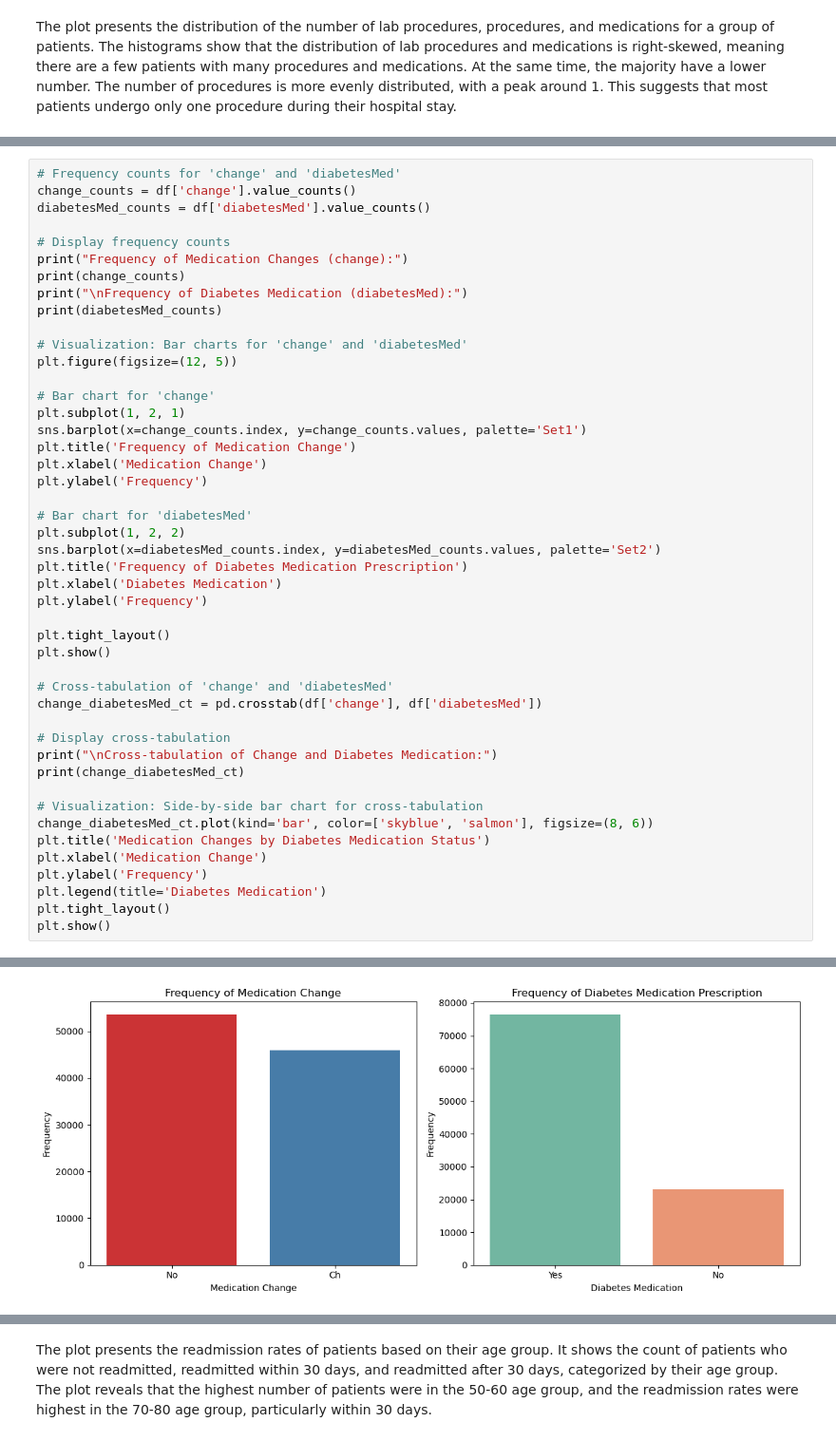
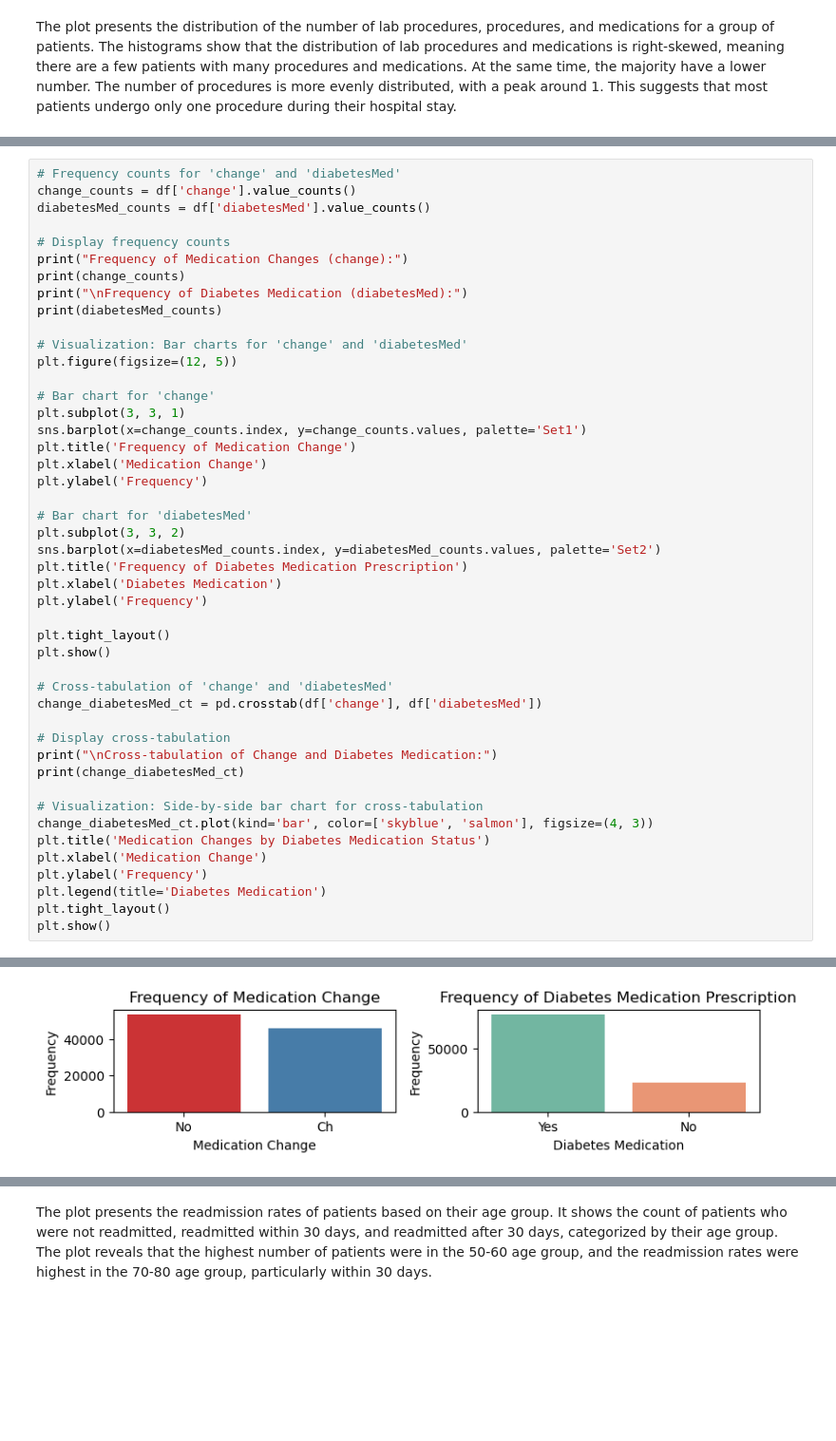
Before and after one commit to cs418-fa24/project-check-in-team-7, a Jupyter notebook: patient_readmission_ML_Modelling.ipynb, the cells around one changed output, grey strips where cells are left out. Shown at 95% size. Saved outputs shown, nothing was run; the diff lists cells and outputs as text; blank space fills up the shorter version.

```diff
--- a/patient_readmission_ML_Modelling.ipynb
+++ b/patient_readmission_ML_Modelling.ipynb
@@ -252,14 +212,14 @@ print(diabetesMed_counts)
 plt.figure(figsize=(12, 5))
 
 # Bar chart for 'change'
-plt.subplot(1, 2, 1)
+plt.subplot(3, 3, 1)
 sns.barplot(x=change_counts.index, y=change_counts.values, palette='Set1')
 plt.title('Frequency of Medication Change')
 plt.xlabel('Medication Change')
 plt.ylabel('Frequency')
 
 # Bar chart for 'diabetesMed'
-plt.subplot(1, 2, 2)
+plt.subplot(3, 3, 2)
 sns.barplot(x=diabetesMed_counts.index, y=diabetesMed_counts.values, palette='Set2')
 plt.title('Frequency of Diabetes Medication Prescription')
 plt.xlabel('Diabetes Medication')
@@ -274,35 +234,35 @@ change_diabetesMed_ct = pd.crosstab(df['change'], df['diabetesMed'])
 # Display cross-tabulation
 print("\nCross-tabulation of Change and Diabetes Medication:")
 print(change_diabetesMed_ct)
 
 # Visualization: Side-by-side bar chart for cross-tabulation
-change_diabetesMed_ct.plot(kind='bar', color=['skyblue', 'salmon'], figsize=(8, 6))
+change_diabetesMed_ct.plot(kind='bar', color=['skyblue', 'salmon'], figsize=(4, 3))
 plt.title('Medication Changes by Diabetes Medication Status')
 plt.xlabel('Medication Change')
 plt.ylabel('Frequency')
 plt.legend(title='Diabetes Medication')
 plt.tight_layout()
 plt.show()
 # %% [output]
 Frequency of Medication Changes (change):
 change
 No    53582
 Ch    45911
 Name: count, dtype: int64
 
 Frequency of Diabetes Medication (diabetesMed):
 diabetesMed
 Yes    76492
 No     23001
 Name: count, dtype: int64
 Passing `palette` without assigning `hue` is deprecated and will be removed in v0.14.0. Assign the `x` variable to `hue` and set `legend=False` for the same effect.
 
   sns.barplot(x=change_counts.index, y=change_counts.values, palette='Set1')
 
 Passing `palette` without assigning `hue` is deprecated and will be removed in v0.14.0. Assign the `x` variable to `hue` and set `legend=False` for the same effect.
 
   sns.barplot(x=diabetesMed_counts.index, y=diabetesMed_counts.values, palette='Set2')
-[figure, old version]
+[figure, new version]
 Cross-tabulation of Change and Diabetes Medication:
 diabetesMed     No    Yes
 change
```
Also changed, not shown: parts of 18 cells of this notebook.
